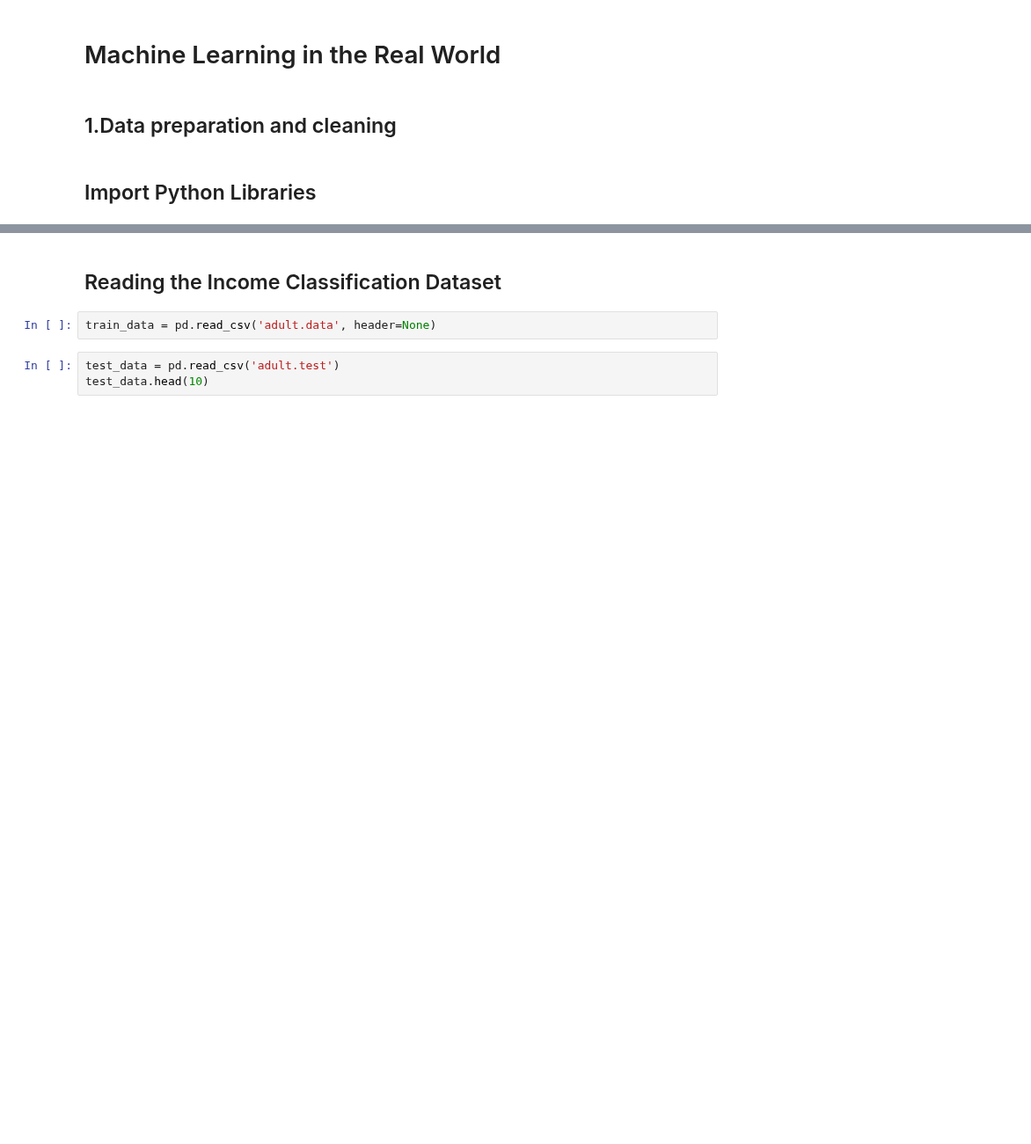
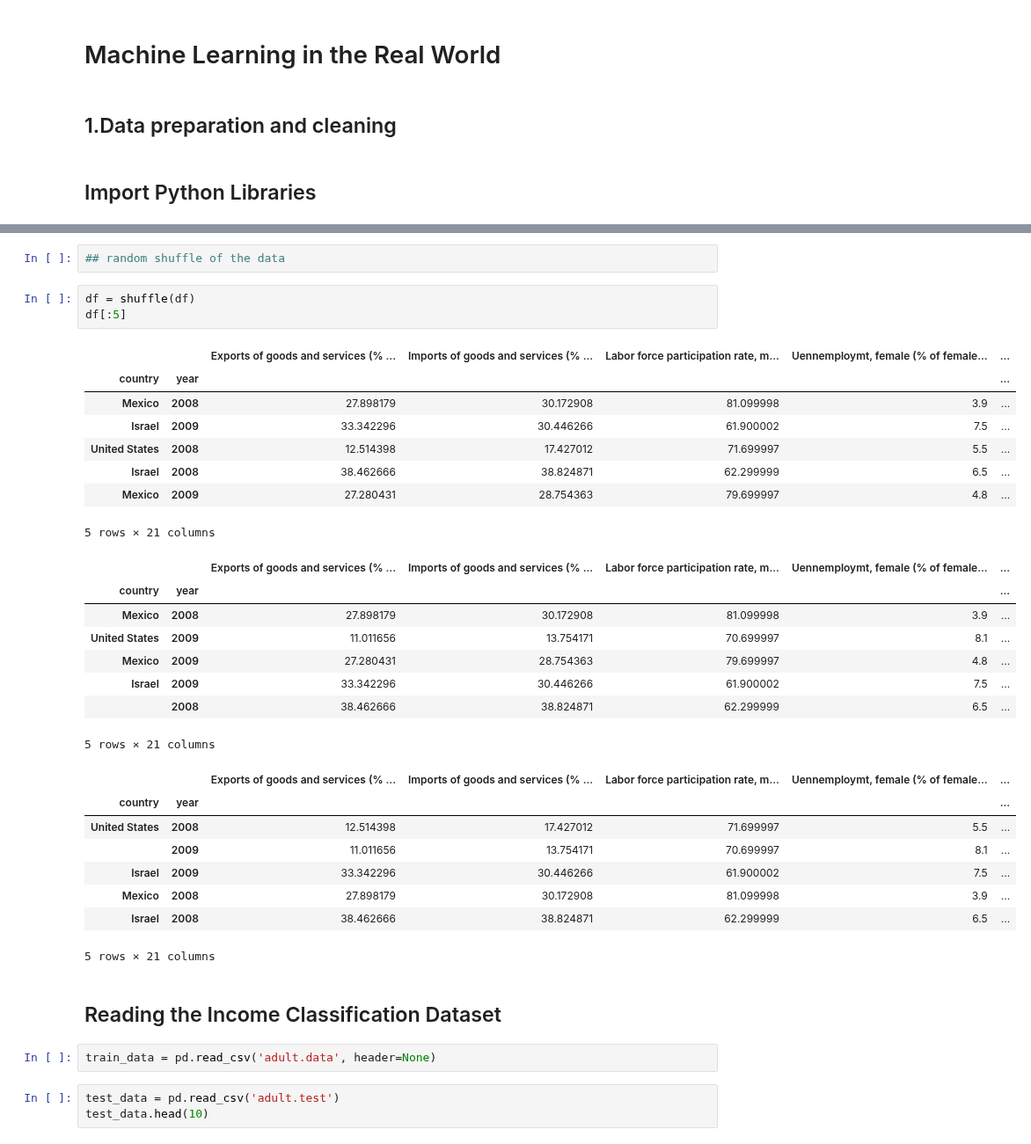
Before and after one commit to acrola/WorkShopDS, a Jupyter notebook: Project-Notebook.ipynb, the cells around one changed output, grey strips where cells are left out. Shown at 88% size. Drawn from its saved outputs; the diff is of its cells as text; blank space fills up the shorter version.

```diff
--- a/Project-Notebook.ipynb
+++ b/Project-Notebook.ipynb
@@ -74,3 +73,33 @@ df[:30]
+# %%
+## random shuffle of the data
+# %%
+df = shuffle(df)
+df[:5]
+# %% [output]
+|  |  | Exports of goods and services (% ... | Imports of goods and services (% ... | Labor force participation rate, m... | Uennemploymt, female (% of female... | ... |
+| country | year |  |  |  |  | ... |
+| Mexico | 2008 | 27.898179 | 30.172908 | 81.099998 | 3.9 | ... |
+| Israel | 2009 | 33.342296 | 30.446266 | 61.900002 | 7.5 | ... |
+| United States | 2008 | 12.514398 | 17.427012 | 71.699997 | 5.5 | ... |
+| Israel | 2008 | 38.462666 | 38.824871 | 62.299999 | 6.5 | ... |
+| Mexico | 2009 | 27.280431 | 28.754363 | 79.699997 | 4.8 | ... |
+5 rows × 21 columns
+|  |  | Exports of goods and services (% ... | Imports of goods and services (% ... | Labor force participation rate, m... | Uennemploymt, female (% of female... | ... |
+| country | year |  |  |  |  | ... |
+| Mexico | 2008 | 27.898179 | 30.172908 | 81.099998 | 3.9 | ... |
+| United States | 2009 | 11.011656 | 13.754171 | 70.699997 | 8.1 | ... |
+| Mexico | 2009 | 27.280431 | 28.754363 | 79.699997 | 4.8 | ... |
+| Israel | 2009 | 33.342296 | 30.446266 | 61.900002 | 7.5 | ... |
+|  | 2008 | 38.462666 | 38.824871 | 62.299999 | 6.5 | ... |
+5 rows × 21 columns
+|  |  | Exports of goods and services (% ... | Imports of goods and services (% ... | Labor force participation rate, m... | Uennemploymt, female (% of female... | ... |
+| country | year |  |  |  |  | ... |
+| United States | 2008 | 12.514398 | 17.427012 | 71.699997 | 5.5 | ... |
+|  | 2009 | 11.011656 | 13.754171 | 70.699997 | 8.1 | ... |
+| Israel | 2009 | 33.342296 | 30.446266 | 61.900002 | 7.5 | ... |
+| Mexico | 2008 | 27.898179 | 30.172908 | 81.099998 | 3.9 | ... |
+| Israel | 2008 | 38.462666 | 38.824871 | 62.299999 | 6.5 | ... |
+5 rows × 21 columns
 # %% [markdown]
 ## Reading the Income Classification Dataset
 # %%
```
Also changed, not shown: parts of 9 cells of this notebook.
